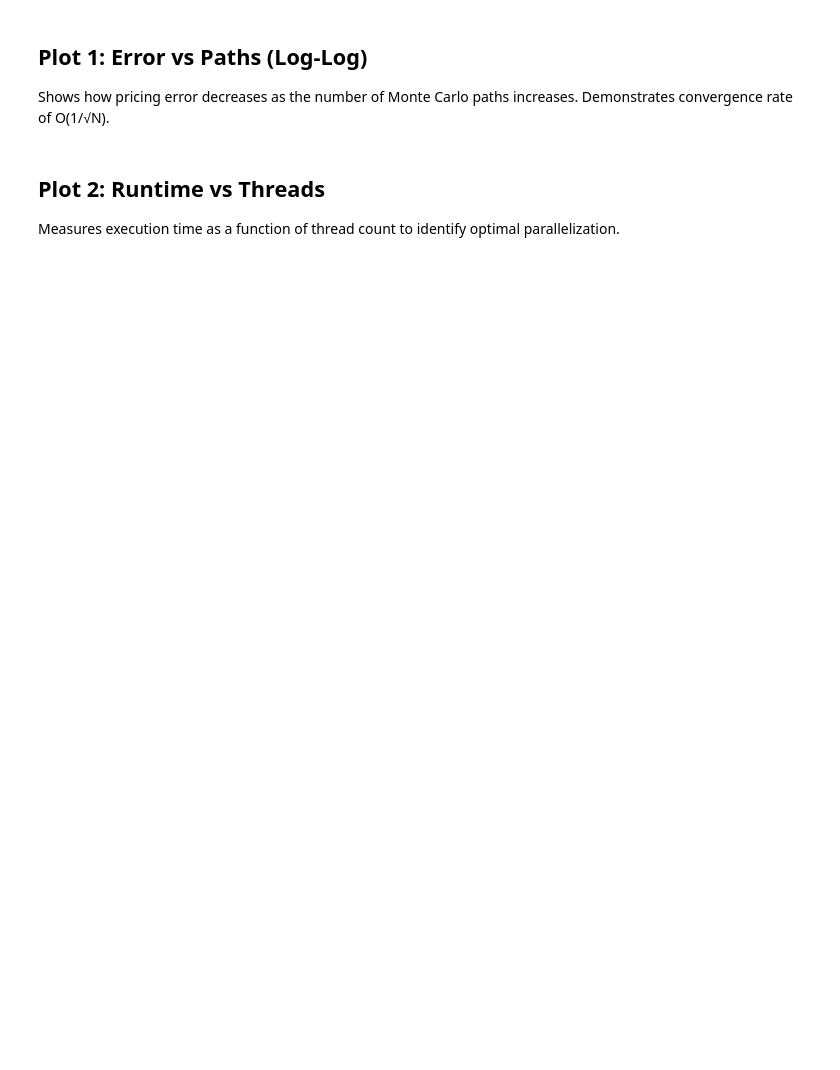
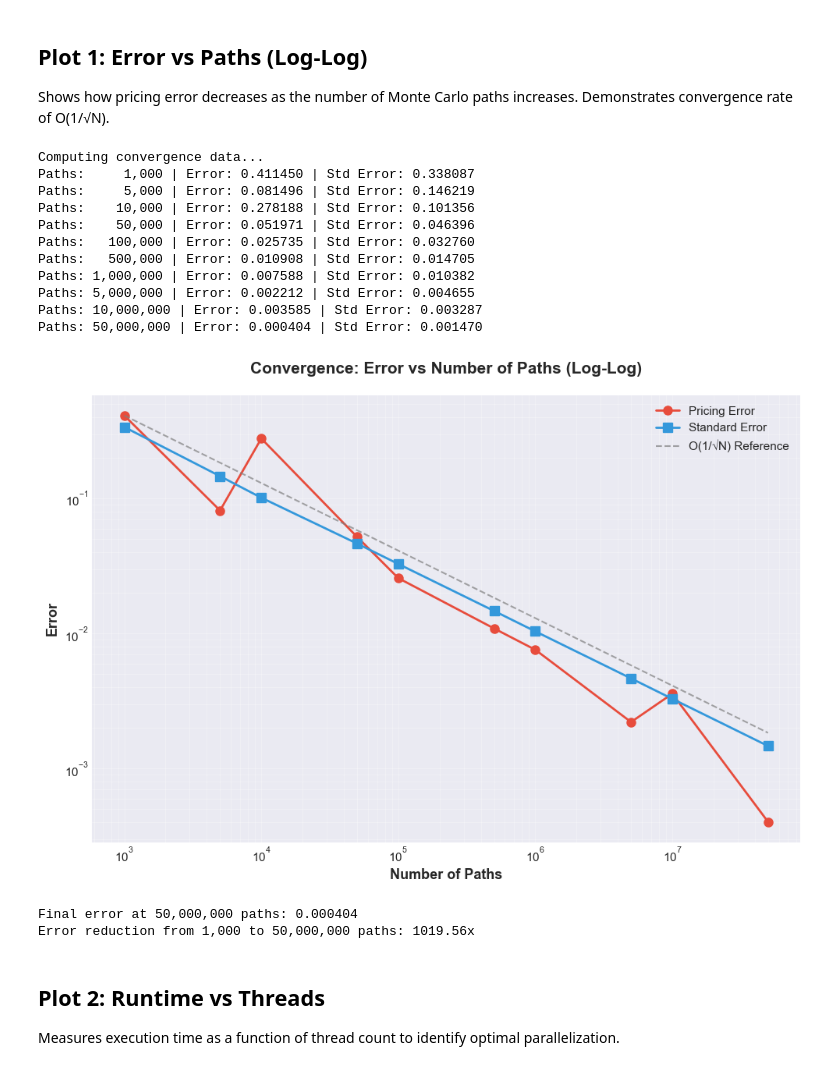
Before and after one commit to BUBB134/montecarlo-pricer, a Jupyter notebook: python_examples/convergence_and_speed.ipynb, the cells around one changed output. Drawn from its saved outputs; the diff is of its cells as text; code cells hidden in the pictures; blank space fills up the shorter version.

```diff
--- a/python_examples/convergence_and_speed.ipynb
+++ b/python_examples/convergence_and_speed.ipynb
@@ -75,7 +79,7 @@ print(f"Black-Scholes Analytical Price: {analytical_price:.6f}")
 Shows how pricing error decreases as the number of Monte Carlo paths increases. Demonstrates convergence rate of O(1/√N).
 # %%
 # Test different path counts
-path_counts = [1_000, 5_000, 10_000, 50_000, 100_000, 500_000, 1_000_000, 5_000_000]
+path_counts = [1_000, 5_000, 10_000, 50_000, 100_000, 500_000, 1_000_000, 5_000_000, 10_000_000, 50_000_000]
 errors = []
 std_errors = []
 
@@ -86,33 +90,48 @@ for n_paths in path_counts:
     config.n_paths = n_paths
     result = pricer.price_mc_parallel(config)
 
     error = abs(result.price - analytical_price)
     errors.append(error)
     std_errors.append(result.std_error)
 
     print(f"Paths: {n_paths:>9,} | Error: {error:.6f} | Std Error: {result.std_error:.6f}")
 
 # Create log-log plot
 fig, ax = plt.subplots(figsize=(10, 7))
 
 ax.loglog(path_counts, errors, 'o-', linewidth=2, markersize=8, label='Pricing Error', color='#e74c3c')
 ax.loglog(path_counts, std_errors, 's-', linewidth=2, markersize=8, label='Standard Error', color='#3498db')
 
 # Add theoretical O(1/√N) reference line
 theoretical = [errors[0] * np.sqrt(path_counts[0] / n) for n in path_counts]
 ax.loglog(path_counts, theoretical, '--', linewidth=1.5, label='O(1/√N) Reference', color='gray', alpha=0.7)
 
 ax.set_xlabel('Number of Paths', fontsize=13, fontweight='bold')
 ax.set_ylabel('Error', fontsize=13, fontweight='bold')
 ax.set_title('Convergence: Error vs Number of Paths (Log-Log)', fontsize=15, fontweight='bold', pad=20)
 ax.legend(fontsize=11, loc='best')
 ax.grid(True, which="both", ls="-", alpha=0.3)
 
 plt.tight_layout()
 plt.show()
 
 print(f"\nFinal error at {path_counts[-1]:,} paths: {errors[-1]:.6f}")
 print(f"Error reduction from {path_counts[0]:,} to {path_counts[-1]:,} paths: {errors[0]/errors[-1]:.2f}x")
+# %% [output]
+Computing convergence data...
+Paths:     1,000 | Error: 0.411450 | Std Error: 0.338087
+Paths:     5,000 | Error: 0.081496 | Std Error: 0.146219
+Paths:    10,000 | Error: 0.278188 | Std Error: 0.101356
+Paths:    50,000 | Error: 0.051971 | Std Error: 0.046396
+Paths:   100,000 | Error: 0.025735 | Std Error: 0.032760
+Paths:   500,000 | Error: 0.010908 | Std Error: 0.014705
+Paths: 1,000,000 | Error: 0.007588 | Std Error: 0.010382
+Paths: 5,000,000 | Error: 0.002212 | Std Error: 0.004655
+Paths: 10,000,000 | Error: 0.003585 | Std Error: 0.003287
+Paths: 50,000,000 | Error: 0.000404 | Std Error: 0.001470
+[figure, added]
+Final error at 50,000,000 paths: 0.000404
+Error reduction from 1,000 to 50,000,000 paths: 1019.56x
 # %% [markdown]
 ## Plot 2: Runtime vs Threads
 
```
Also changed, not shown: parts of 10 cells of this notebook, 12 other files.
